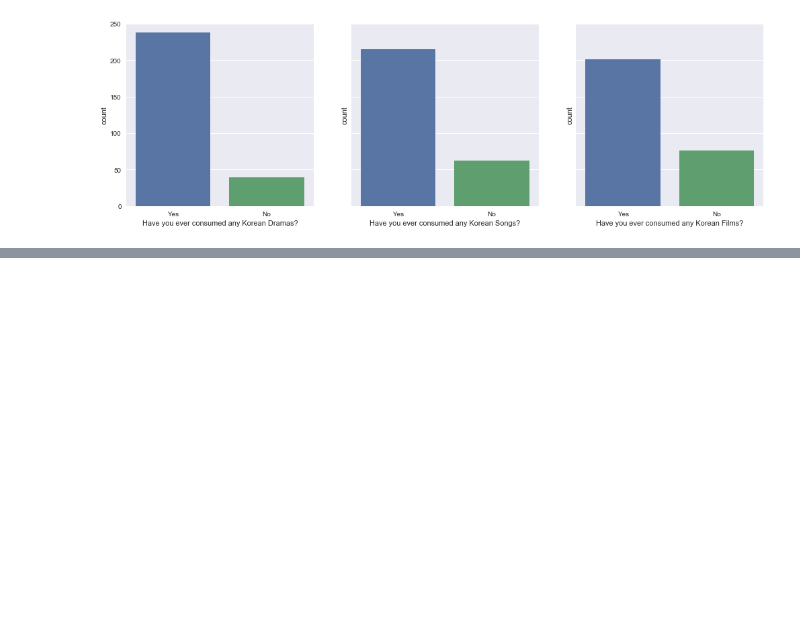
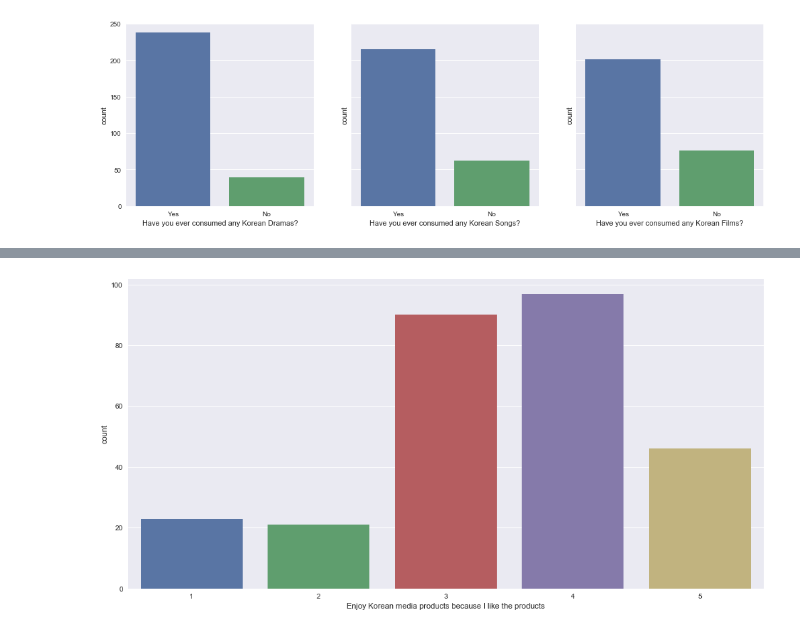
Before and after one commit to deartanapol10/Madmee-Final-Project, a Jupyter notebook: The Relation Between The Rise of Korean Wave (Hallyu) in Thailand and Thai People’s Attitude and Tendency in Visiting South Korea.ipynb, the cells around one changed output, grey strips where cells are left out. Cells and saved outputs as stored; diff of their text form; code cells hidden in the pictures; blank space fills up the shorter version.

```diff
--- a/The Relation Between The Rise of Korean Wave (Hallyu) in Thailand and Thai People’s Attitude and Tendency in Visiting South Korea.ipynb
+++ b/The Relation Between The Rise of Korean Wave (Hallyu) in Thailand and Thai People’s Attitude and Tendency in Visiting South Korea.ipynb
@@ -205,0 +387,7 @@ sns.countplot(x=data.iloc[:, 5], data=data, ax=ax3);
+# %%
+for i in range (8, 14) :
+    data.iloc[:, i][data.iloc[:, i] == 'Strongly agree'] = 5
+    data.iloc[:, i][data.iloc[:, i] == 'Agree'] = 4
+    data.iloc[:, i][data.iloc[:, i] == 'Neither disagree nor agree'] = 3
+    data.iloc[:, i][data.iloc[:, i] == 'Disagree'] = 2
+    data.iloc[:, i][data.iloc[:, i] == 'Strongly disagree'] = 1
@@ -205,0 +402,5 @@ sns.countplot(x=data.iloc[:, 5], data=data, ax=ax3);
+# %%
+f, ax = plt.subplots(figsize=(16, 8));
+sns.countplot(x=data.iloc[:, 8], data=data);
+# %% [output]
+[figure, added]
```
Also changed, not shown: parts of 37 cells of this notebook.
